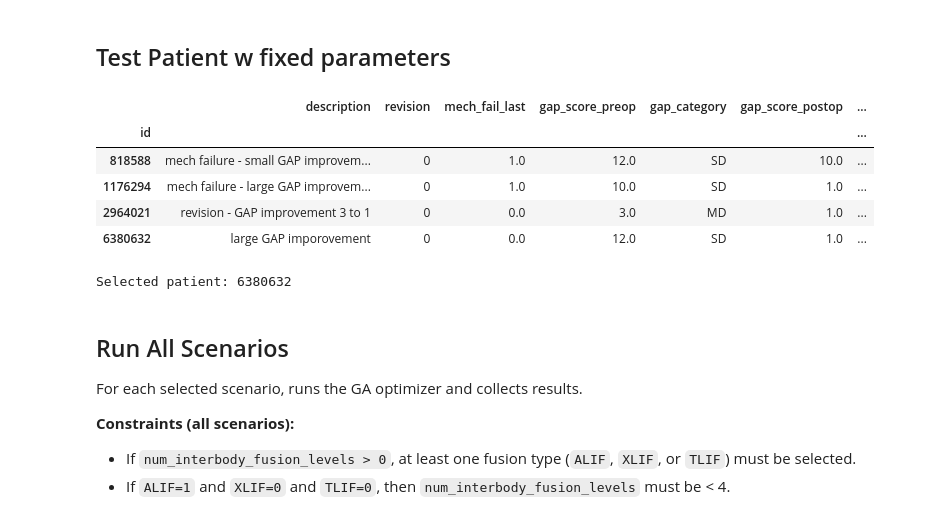
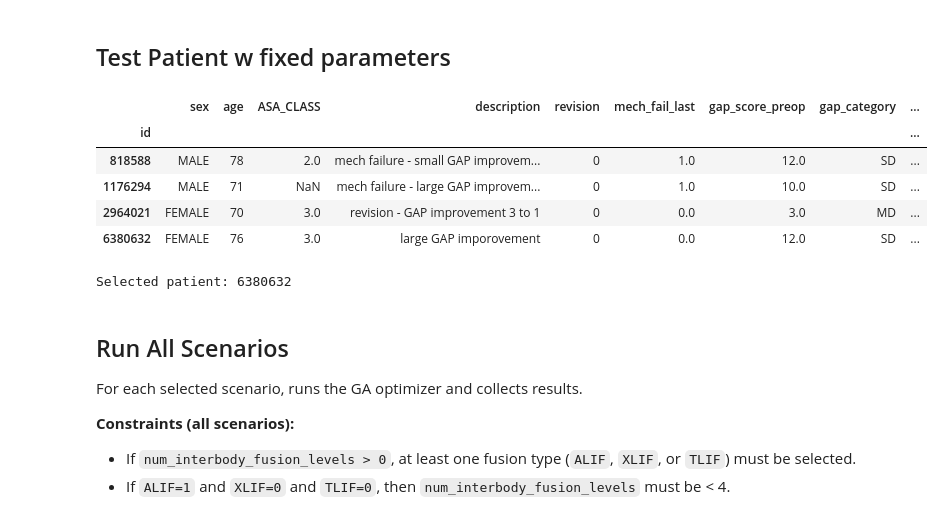
Before and after one commit to 124578-UW/Data-Science-Capstone, a Jupyter notebook: notebooks/05_optimization.ipynb, the cells around one changed output. Saved outputs shown, nothing was run; the diff lists cells and outputs as text; code cells hidden in the pictures.

```diff
--- a/notebooks/05_optimization.ipynb
+++ b/notebooks/05_optimization.ipynb
@@ -167,28 +168,29 @@ xu     1         6                  4          1
 # %%
 # Show holdout patients summary
 holdout_df = pd.read_csv(config.DATA_HOLDOUT)
 
 summary_cols = [
+    'sex', 'age', 'ASA_CLASS',
     "id", "description", "revision", "mech_fail_last",
     "gap_score_preop", "gap_category", "gap_score_postop", "gap_category_postop",
     "UIV_implant", "num_levels_cat", "num_interbody_fusion_levels",
     "ALIF", "XLIF", "TLIF", "num_rods", "num_pelvic_screws", "osteotomy",
     "ODI_preop"
 ]
 display(holdout_df[summary_cols].set_index("id"))
 
 # Select patient
 PATIENT_ID = 6380632
 # PATIENT_ID = 2964021  # patient with ODI
 patient_fixed = ou.load_patient_data(patient_id=PATIENT_ID, data_path=config.DATA_HOLDOUT)
 print(f"\nSelected patient: {PATIENT_ID}")
 # %% [output]
-|  | description | revision | mech_fail_last | gap_score_preop | gap_category | gap_score_postop | ... |
-| id |  |  |  |  |  |  | ... |
-| 818588 | mech failure - small GAP improvem... | 0 | 1.0 | 12.0 | SD | 10.0 | ... |
-| 1176294 | mech failure - large GAP improvem... | 0 | 1.0 | 10.0 | SD | 1.0 | ... |
-| 2964021 | revision - GAP improvement 3 to 1 | 0 | 0.0 | 3.0 | MD | 1.0 | ... |
-| 6380632 | large GAP imporovement | 0 | 0.0 | 12.0 | SD | 1.0 | ... |
+|  | sex | age | ASA_CLASS | description | revision | mech_fail_last | gap_score_preop | gap_category | ... |
+| id |  |  |  |  |  |  |  |  | ... |
+| 818588 | MALE | 78 | 2.0 | mech failure - small GAP improvem... | 0 | 1.0 | 12.0 | SD | ... |
+| 1176294 | MALE | 71 | NaN | mech failure - large GAP improvem... | 0 | 1.0 | 10.0 | SD | ... |
+| 2964021 | FEMALE | 70 | 3.0 | revision - GAP improvement 3 to 1 | 0 | 0.0 | 3.0 | MD | ... |
+| 6380632 | FEMALE | 76 | 3.0 | large GAP imporovement | 0 | 0.0 | 12.0 | SD | ... |
 Selected patient: 6380632
 # %% [markdown]
 ## Run All Scenarios
```
Also changed, not shown: parts of 6 cells of this notebook, 2 other files.
